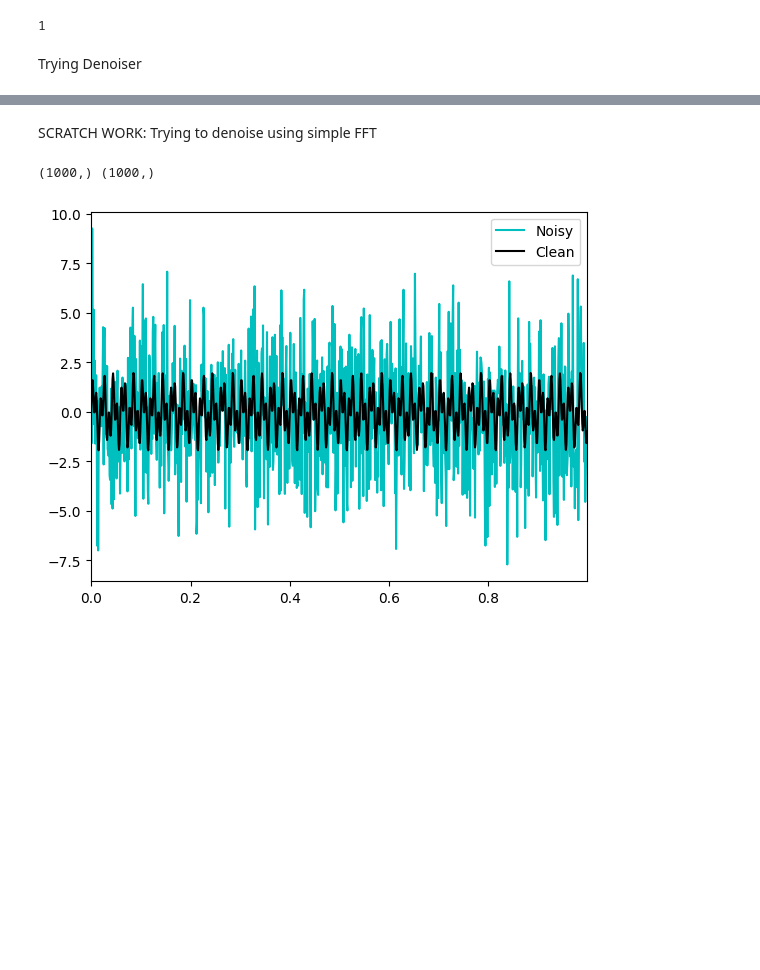
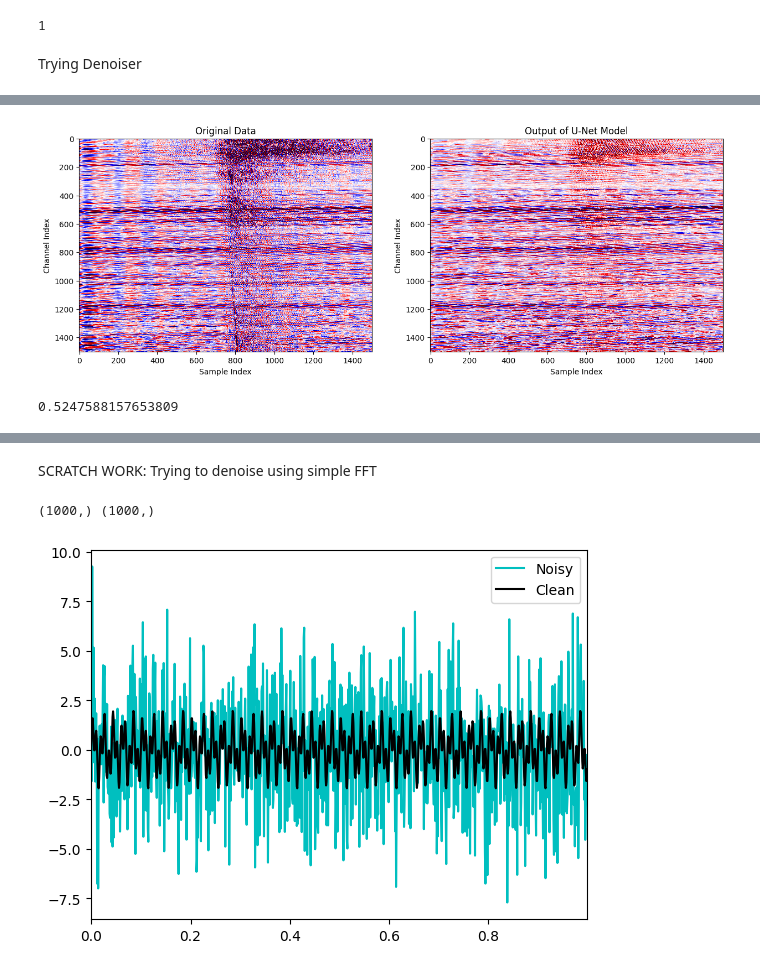
Before and after one commit to uwfiberlab/curatedDAS, a Jupyter notebook: testing_denoising.ipynb, the cells around one changed output, grey strips where cells are left out. Saved outputs shown, nothing was run; the diff lists cells and outputs as text; code cells hidden in the pictures; blank space fills up the shorter version.

```diff
--- a/testing_denoising.ipynb
+++ b/testing_denoising.ipynb
@@ -8,6 +8,7 @@ print(torch.cuda.device_count())
 import os
 import h5py
 from scipy import signal
+devc = torch.device('cpu')
 # %% [output]
 1
 # %% [markdown]
@@ -91,0 +125,33 @@ for i, file_name in enumerate(file_list):
+# %%
+# Run the model on the output 4 times
+num_iterations = 4
+current_input = data_tensor.float()
+
+for _ in range(num_iterations):
+    current_output = model_1(current_input)
+    current_input = current_output
+
+# Convert final output back to NumPy for visualization
+output_numpy = current_output.detach().numpy().squeeze()
+# %%
+fig, axs = plt.subplots(1, 2, figsize=(15, 5))
+data_max = np.percentile(np.abs(data_norm), 90)
+output_max =  np.percentile(np.abs(output_numpy), 90)
+
+# Plot original data
+axs[0].imshow(data_norm.T, aspect='auto', cmap='seismic', vmin=-data_max, vmax=data_max, interpolation=None)
+axs[0].set_title('Original Data')
+axs[0].set_xlabel('Sample Index')
+axs[0].set_ylabel('Channel Index')
+
+# Plot U-Net output
+axs[1].imshow(output_numpy.T, aspect='auto', cmap='seismic', vmin=-output_max, vmax=output_max, interpolation=None)
+axs[1].set_title('Output of U-Net Model')
+axs[1].set_xlabel('Sample Index')
+axs[1].set_ylabel('Channel Index')
+
+plt.show()
+print(output_max)
+# %% [output]
+[figure, added]
+0.5247588157653809
```
Also changed, not shown: parts of 9 cells of this notebook.
